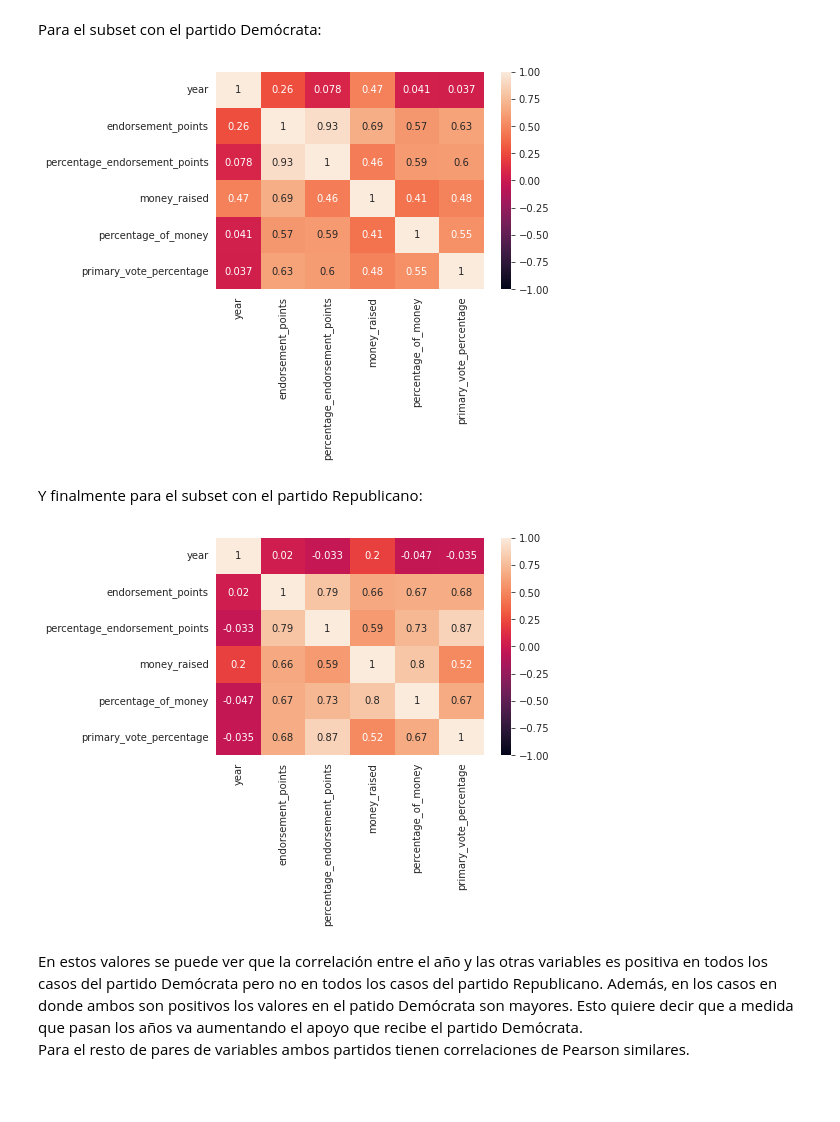
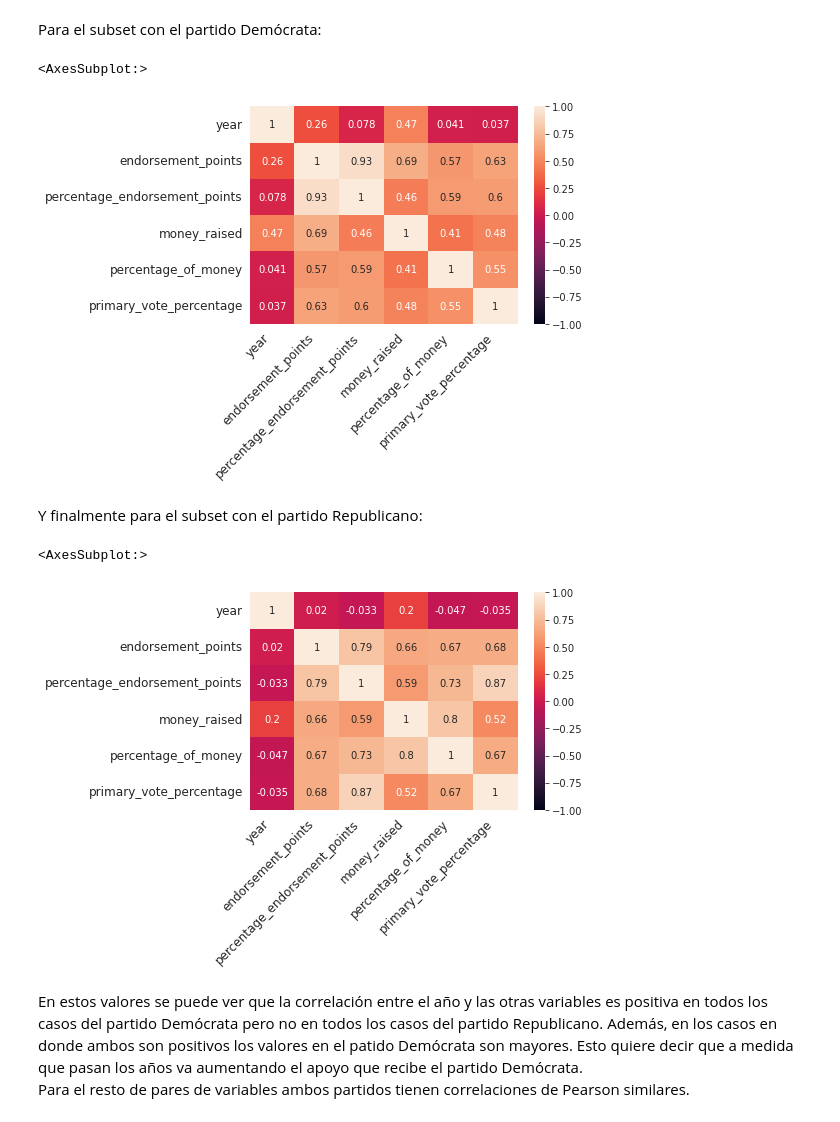
Before and after one commit to 1gnacio/orgadatos-kaggle-tp1, a Jupyter notebook: notebook707f668b56.ipynb, the cells around one changed output. Cells and saved outputs as stored; diff of their text form; code cells hidden in the pictures; blank space fills up the shorter version.

```diff
--- a/notebook707f668b56.ipynb
+++ b/notebook707f668b56.ipynb
@@ -326,14 +285,42 @@ heatmap = sns.heatmap(data.corr(), vmin=-1, vmax=1, annot=True)
 Para el subset con el partido Demócrata:
 # %%
 heatmap = sns.heatmap(data_dem.corr(), vmin=-1, vmax=1, annot=True)
+heatmap.set_xticklabels(
+    heatmap.get_xticklabels(),
+    rotation=45,
+    horizontalalignment='right',
+    fontweight='light',
+    fontsize='large'
+)
+heatmap.set_yticklabels(
+    heatmap.get_yticklabels(),
+    fontweight='light',
+    fontsize='large'
+)
+heatmap
 # %% [output]
+<AxesSubplot:>
-[figure, old version]
+[figure, new version]
 # %% [markdown]
 Y finalmente para el subset con el partido Republicano:
 # %%
 heatmap = sns.heatmap(data_rep.corr(), vmin=-1, vmax=1, annot=True)
+heatmap.set_xticklabels(
+    heatmap.get_xticklabels(),
+    rotation=45,
+    horizontalalignment='right',
+    fontweight='light',
+    fontsize='large'
+)
+heatmap.set_yticklabels(
+    heatmap.get_yticklabels(),
+    fontweight='light',
+    fontsize='large'
+)
+heatmap
 # %% [output]
+<AxesSubplot:>
-[figure, old version]
+[figure, new version]
 # %% [markdown]
 En estos valores se puede ver que la correlación entre el año y las otras variables es positiva en todos los casos del partido Demócrata pero no en todos los casos del partido Republicano. Además, en los casos en donde ambos son positivos los valores en el patido Demócrata son mayores. Esto quiere decir que a medida que pasan los años va aumentando el apoyo que recibe el partido Demócrata.
 Para el resto de pares de variables ambos partidos tienen correlaciones de Pearson similares.
```
Also changed, not shown: parts of 22 cells of this notebook.
